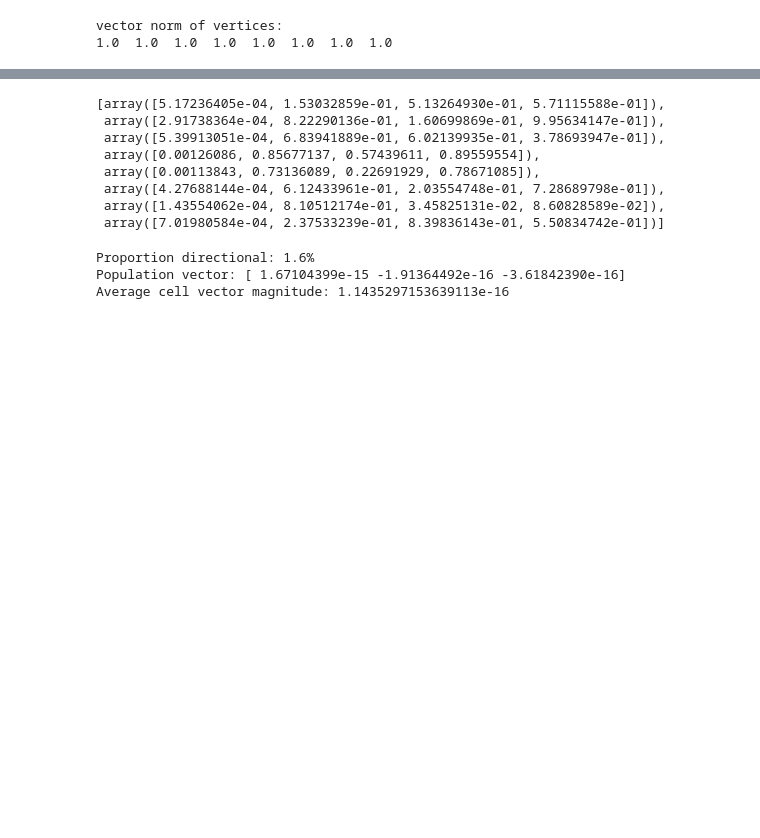
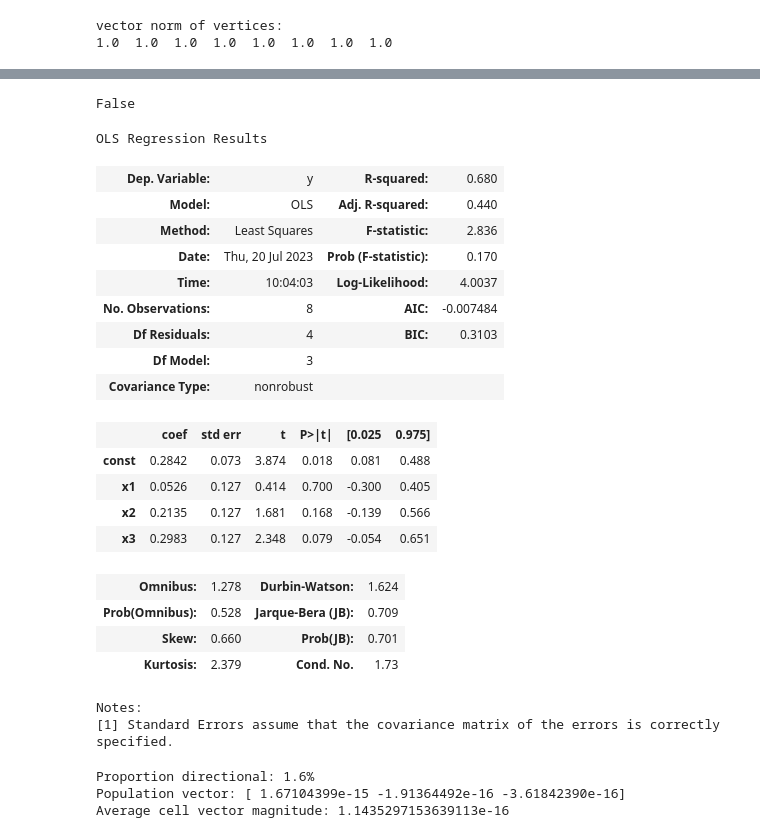
Before and after one commit to marek1n/georgopoulos1986, a Jupyter notebook: georgopoulos1986.ipynb, the cells around one changed output, grey strips where cells are left out. Saved outputs shown, nothing was run; the diff lists cells and outputs as text; code cells hidden in the pictures; blank space fills up the shorter version.

```diff
--- a/georgopoulos1986.ipynb
+++ b/georgopoulos1986.ipynb
@@ -115,23 +138,17 @@ d_Ms
 # %%
 pvals = []
 
-for i in range(8):
+# for i in range(len(d_Ms.columns)):
+for i in range(1):
     d_M = d_Ms.iloc[:,i].values
 
     Ms_ = sm.add_constant(Ms, has_constant='add')
     model = sm.OLS(d_M, Ms_).fit()
     predictions = model.predict(Ms_)
 
-    pvals.append(model.pvalues)
+    pvals.append(model.pvalues[1:]) # ignore constant
 
 
-pvals
+any((ps.mean() < 0.05) for ps in pvals)
 # %% [output]
-[array([5.17236405e-04, 1.53032859e-01, 5.13264930e-01, 5.71115588e-01]),
- array([2.91738364e-04, 8.22290136e-01, 1.60699869e-01, 9.95634147e-01]),
- array([5.39913051e-04, 6.83941889e-01, 6.02139935e-01, 3.78693947e-01]),
- array([0.00126086, 0.85677137, 0.57439611, 0.89559554]),
- array([0.00113843, 0.73136089, 0.22691929, 0.78671085]),
- array([4.27688144e-04, 6.12433961e-01, 2.03554748e-01, 7.28689798e-01]),
- array([1.43554062e-04, 8.10512174e-01, 3.45825131e-02, 8.60828589e-02]),
- array([7.01980584e-04, 2.37533239e-01, 8.39836143e-01, 5.50834742e-01])]
+False
@@ -138,3 +158,27 @@ pvals
+# %%
+model.summary()
+# %% [output]
+OLS Regression Results
+| Dep. Variable: | y | R-squared: | 0.680 |
+| Model: | OLS | Adj. R-squared: | 0.440 |
+| Method: | Least Squares | F-statistic: | 2.836 |
+| Date: | Thu, 20 Jul 2023 | Prob (F-statistic): | 0.170 |
+| Time: | 10:04:03 | Log-Likelihood: | 4.0037 |
+| No. Observations: | 8 | AIC: | -0.007484 |
+| Df Residuals: | 4 | BIC: | 0.3103 |
+| Df Model: | 3 |  |  |
+| Covariance Type: | nonrobust |  |  |
+|  | coef | std err | t | P>|t| | [0.025 | 0.975] |
+| const | 0.2842 | 0.073 | 3.874 | 0.018 | 0.081 | 0.488 |
+| x1 | 0.0526 | 0.127 | 0.414 | 0.700 | -0.300 | 0.405 |
+| x2 | 0.2135 | 0.127 | 1.681 | 0.168 | -0.139 | 0.566 |
+| x3 | 0.2983 | 0.127 | 2.348 | 0.079 | -0.054 | 0.651 |
+| Omnibus: | 1.278 | Durbin-Watson: | 1.624 |
+| Prob(Omnibus): | 0.528 | Jarque-Bera (JB): | 0.709 |
+| Skew: | 0.660 | Prob(JB): | 0.701 |
+| Kurtosis: | 2.379 | Cond. No. | 1.73 |
+Notes:
+[1] Standard Errors assume that the covariance matrix of the errors is correctly specified.
 # %%
 def compute_direction_vector(neuron: np.ndarray, Ms: np.ndarray) -> tuple[np.ndarray, bool]:
     # mean firing rate for the 8 trials
```
Also changed, not shown: parts of 8 cells of this notebook.
